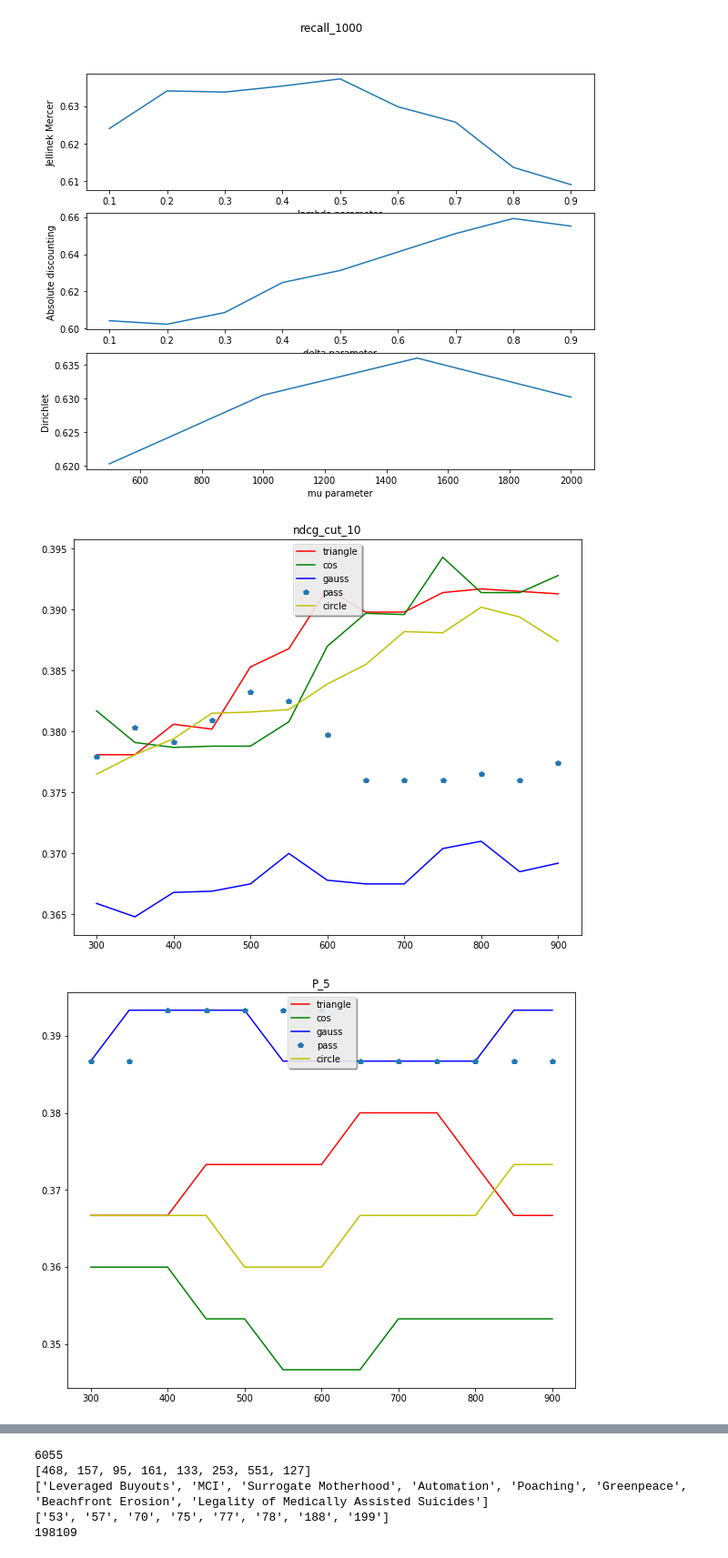
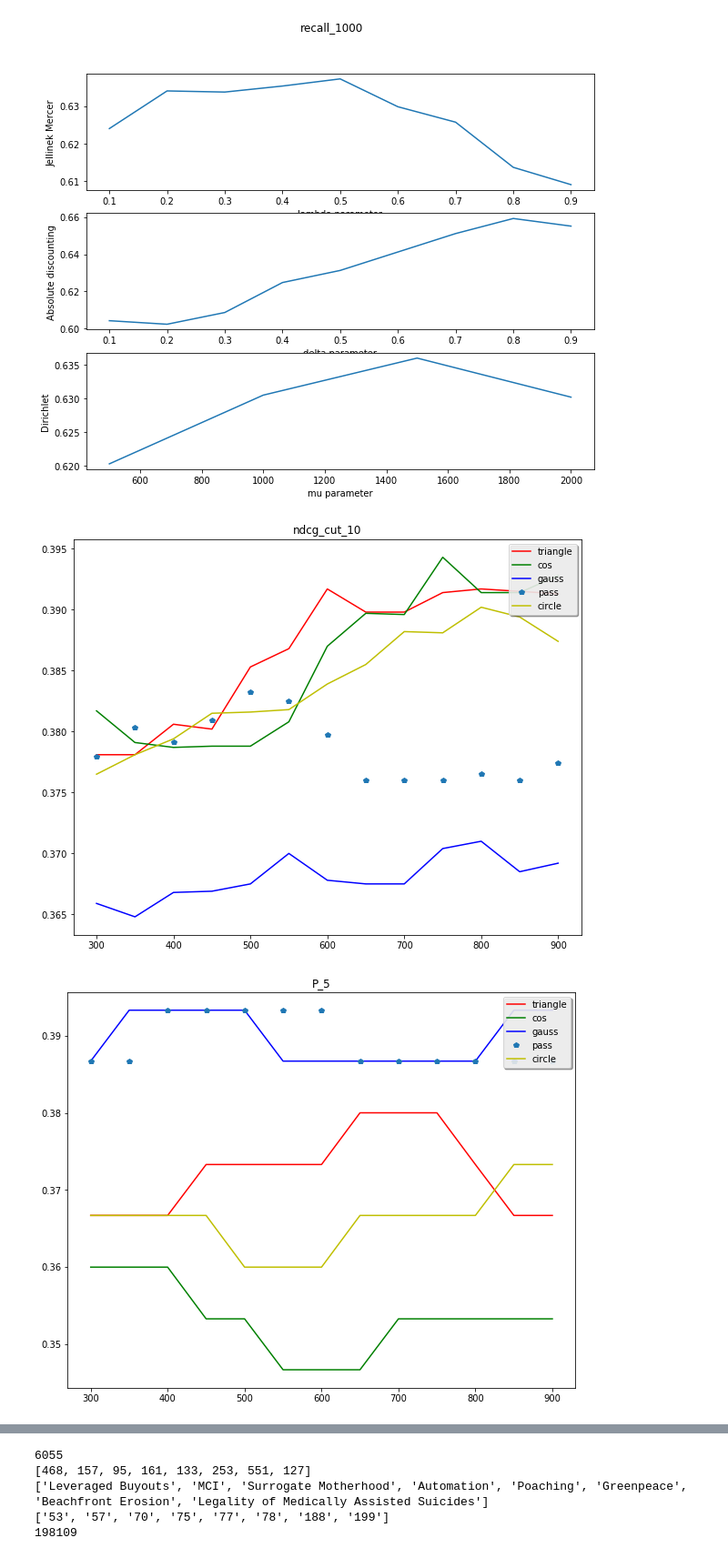
Before and after one commit to 0Gemini0/HW2, a Jupyter notebook: assignment.ipynb, the cells around one changed output, grey strips where cells are left out. Shown: that part at 91% size. Drawn from its saved outputs; the diff is of its cells as text; code cells hidden in the pictures.

```diff
--- a/assignment.ipynb
+++ b/assignment.ipynb
@@ -334,11 +334,12 @@ def scoring(termPos, docFreq, termFreq, colFreq, querFreq, docLen, colLen, querL
     if model == "TF-IDF":
         for QID in queries:
             score[QID] = []
-
+        avgDoc = 0.0
         for QID, query in queryTokens.items():
             documents = set()
             for term in query:
                 documents.update(invIndex[term])
+            avgDoc += len(documents)
             for ID in documents:
                 length = docLen[ID]
                 relevance = 0.0
@@ -348,6 +349,7 @@ def scoring(termPos, docFreq, termFreq, colFreq, querFreq, docLen, colLen, querL
                         frequency = termFreq[ID][term]
                         relevance += tf_idf(df,frequency,docs)
                 score[QID].append((relevance, ID))
+        print(avgDoc/150.0)
     elif model == "BM25":
         for QID in queries:
             score[QID] = []
@@ -520,7 +522,7 @@ def tf_idf(df,tf,docs):
     Calculates the tf-idf of a term given the document frequency, term frequency and number of documents in the collection
     """
     idf = float(docs)/df
-    return np.log10(1.0 + tf) * np.log10(idf)
+    return np.log2(1.0 + tf) * np.log2(idf)
 
 
 def tf_idf_relevance(tfIdf, queryTokens):
@@ -546,7 +548,7 @@ def bm25_relevance(df,tf,docLen,avgDocLen,queryTokens,docs, k1 = 1.2, b = 0.75):
     # Calculate BM25 relevance
     for term in queryTokens:
         if term in tf:
-            relevance += (((k1 + 1.0)*tf[term])/(k1*((1-b) + b*(float(docLen)/avgDocLen)) + tf[term])) * np.log10(float(docs)/df[term])
+            relevance += (((k1 + 1.0)*tf[term])/(k1*((1-b) + b*(float(docLen)/avgDocLen)) + tf[term])) * np.log2(float(docs)/df[term])
 
     return relevance
 
@@ -619,8 +621,8 @@ def plot_plm(scores,model):
     plt.title(model)
     for i,filename in enumerate(filenames):
         ax.plot(x,score[filename],color[i],label=filename)
-        fig.savefig("plm_"+model+".png", bbox_inches='tight')
-    legend = ax.legend(loc='upper center', shadow=True)
+    legend = ax.legend(loc='upper right', shadow=True)
+    fig.savefig("plm_"+model+".png", bbox_inches='tight')
     plt.show()
 
 
@@ -1162,9 +1168,10 @@ for method in methods:
 [figure]
 [figure]
 # %%
-# ev = pickle.load(open("model_validation_plm.pkl","rb"))
+methods = ['ndcg_cut_10','P_5','map_cut_1000','recall_1000']
+ev = pickle.load(open("model_validation_plm.pkl","rb"))
 for method in methods:
-    plot_plm(evaluation,method)
+    plot_plm(ev,method)
 # %% [output]
-[figure, old version]
+[figure, new version]
-[figure, old version]
+[figure, new version]
```
Also changed, not shown: parts of 10 cells of this notebook.
